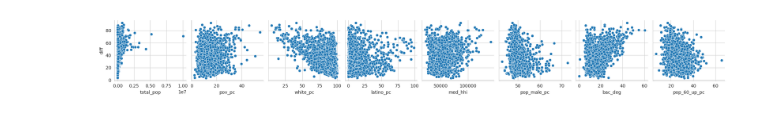
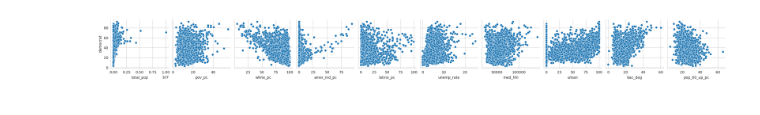
Before and after one commit to srijanrodo/erdos_ds_project, a Jupyter notebook: data_visualization.ipynb, the cells around one changed output. Drawn from its saved outputs; the diff is of its cells as text; code cells hidden in the pictures.

Commit message:
Added urban rural data

```diff
--- a/data_visualization.ipynb
+++ b/data_visualization.ipynb
@@ -39,8 +39,5 @@ memory usage: 531.8+ KB
-# %%
-y_train['diff']=y_train['democrat']
 # %%
-sns.pairplot(data=pd.concat([x_train,y_train]),x_vars=['total_pop','pov_pc','white_pc','latino_pc', 'med_hhi', 'pop_male_pc', 'bac_deg','pop_60_up_pc'],y_vars=['diff'])
-
+sns.pairplot(data=pd.concat([x_train,y_train]),x_vars=['total_pop','pov_pc','white_pc','amer_ind_pc','latino_pc', 'unemp_rate','med_hhi', 'urban', 'bac_deg','pop_60_up_pc'],y_vars=['democrat'])
 plt.show()
 # %% [output]
-[figure, old version]
+[figure, new version]
```
Also changed, not shown: parts of 1 cell of this notebook.
